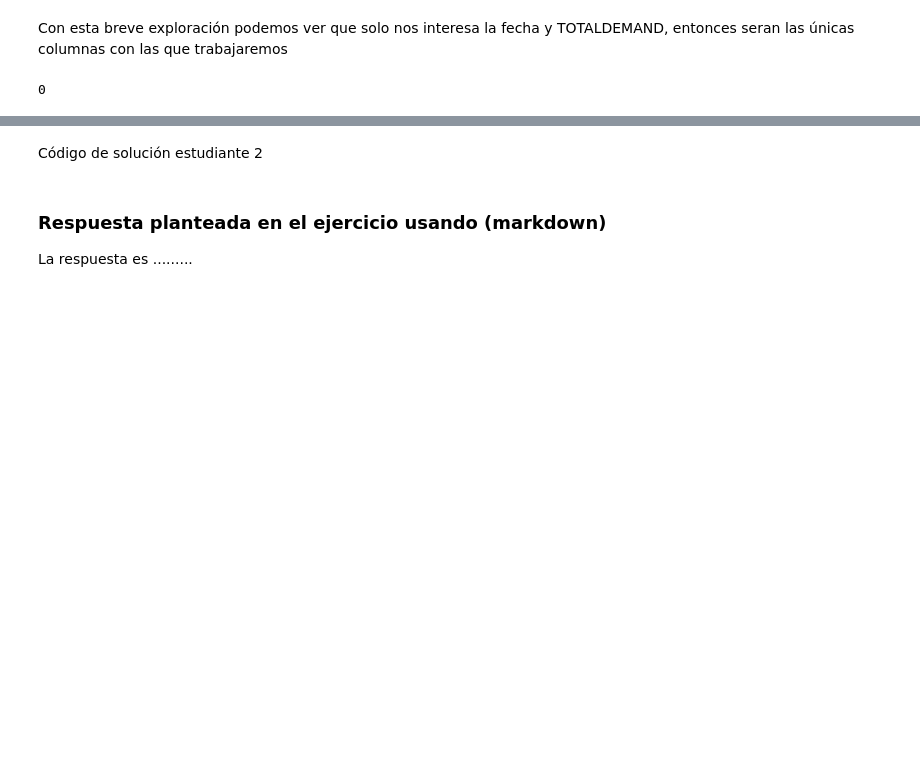
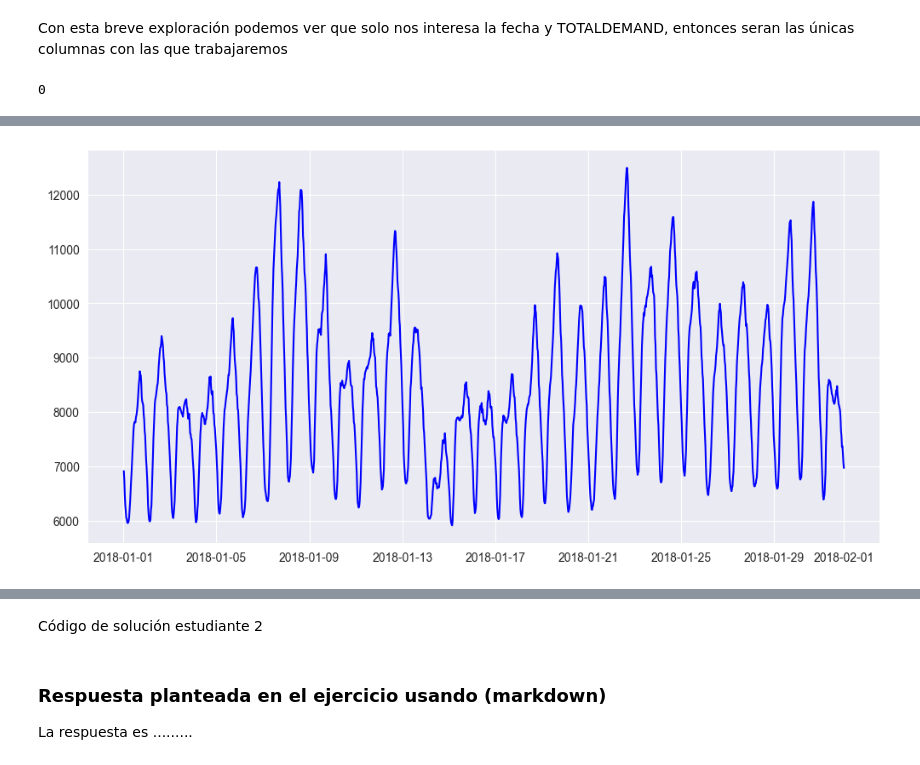
Before and after one commit to MPST-2025-I/tarea-4-ejercicio-cnn-tarea4-6, a Jupyter notebook: Plantilla_Tareas.ipynb, the cells around one changed output, grey strips where cells are left out. Saved outputs shown, nothing was run; the diff lists cells and outputs as text; code cells hidden in the pictures; blank space fills up the shorter version.

```diff
--- a/Plantilla_Tareas.ipynb
+++ b/Plantilla_Tareas.ipynb
@@ -444,0 +485,6 @@ df
+# %%
+plt.figure(figsize=(12, 6))
+plt.plot(df.index, df['TOTALDEMAND'], label='Energía', color='blue')
+plt.show()
+# %% [output]
+[figure, added]
```
Also changed, not shown: parts of 37 cells of this notebook.
